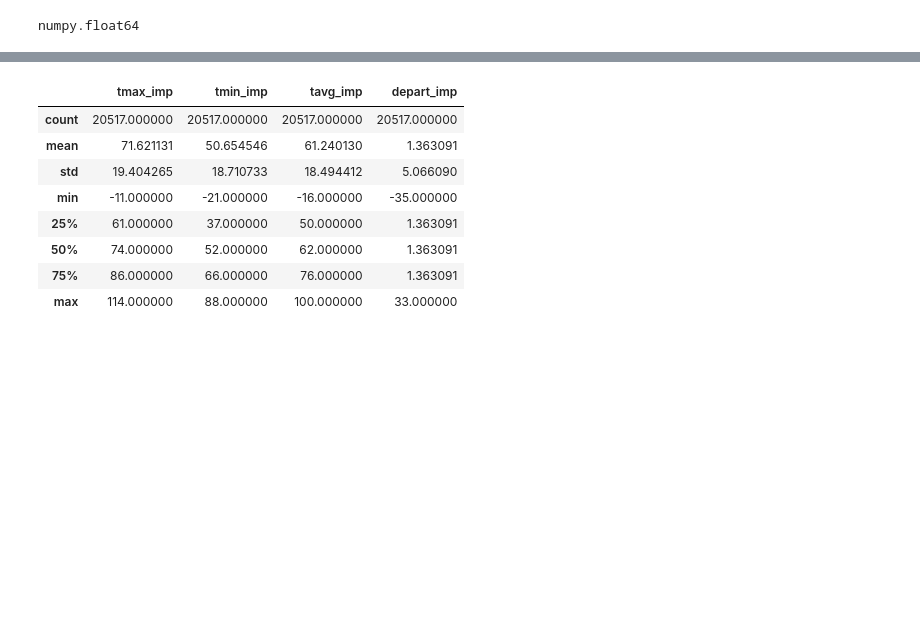
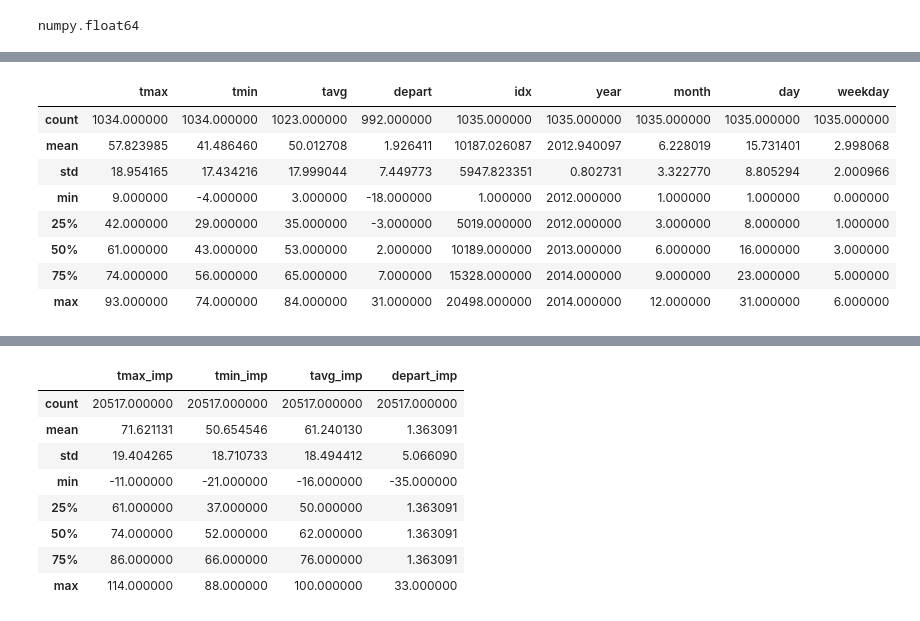
Before and after one commit to j-haaaaan/dss7_regproj1-walmart, a Jupyter notebook: EDA(Preprocessing).ipynb, the cells around one changed output, grey strips where cells are left out. Cells and saved outputs as stored; diff of their text form; code cells hidden in the pictures; blank space fills up the shorter version.

```diff
--- a/EDA(Preprocessing).ipynb
+++ b/EDA(Preprocessing).ipynb
@@ -497,3 +669,15 @@ df_st20.tail()
 | 20 | 2014-10-29 | 78.0 | 55.0 | 67.0 | NaN | 47 | 56 | 0 | 2 | NaN | ... |
 | 20 | 2014-10-30 | 80.0 | 52.0 | 66.0 | NaN | 50 | 57 | 0 | 1 | NaN | ... |
 | 20 | 2014-10-31 | 68.0 | 50.0 | 59.0 | NaN | 39 | 50 | 6 | 0 | NaN | ... |
+# %%
+df_st2.describe()
+# %% [output]
+|  | tmax | tmin | tavg | depart | idx | year | month | day | weekday |
+| count | 1034.000000 | 1034.000000 | 1023.000000 | 992.000000 | 1035.000000 | 1035.000000 | 1035.000000 | 1035.000000 | 1035.000000 |
+| mean | 57.823985 | 41.486460 | 50.012708 | 1.926411 | 10187.026087 | 2012.940097 | 6.228019 | 15.731401 | 2.998068 |
+| std | 18.954165 | 17.434216 | 17.999044 | 7.449773 | 5947.823351 | 0.802731 | 3.322770 | 8.805294 | 2.000966 |
+| min | 9.000000 | -4.000000 | 3.000000 | -18.000000 | 1.000000 | 2012.000000 | 1.000000 | 1.000000 | 0.000000 |
+| 25% | 42.000000 | 29.000000 | 35.000000 | -3.000000 | 5019.000000 | 2012.000000 | 3.000000 | 8.000000 | 1.000000 |
+| 50% | 61.000000 | 43.000000 | 53.000000 | 2.000000 | 10189.000000 | 2013.000000 | 6.000000 | 16.000000 | 3.000000 |
+| 75% | 74.000000 | 56.000000 | 65.000000 | 7.000000 | 15328.000000 | 2014.000000 | 9.000000 | 23.000000 | 5.000000 |
+| max | 93.000000 | 74.000000 | 84.000000 | 31.000000 | 20498.000000 | 2014.000000 | 12.000000 | 31.000000 | 6.000000 |
```
Also changed, not shown: parts of 34 cells of this notebook.
